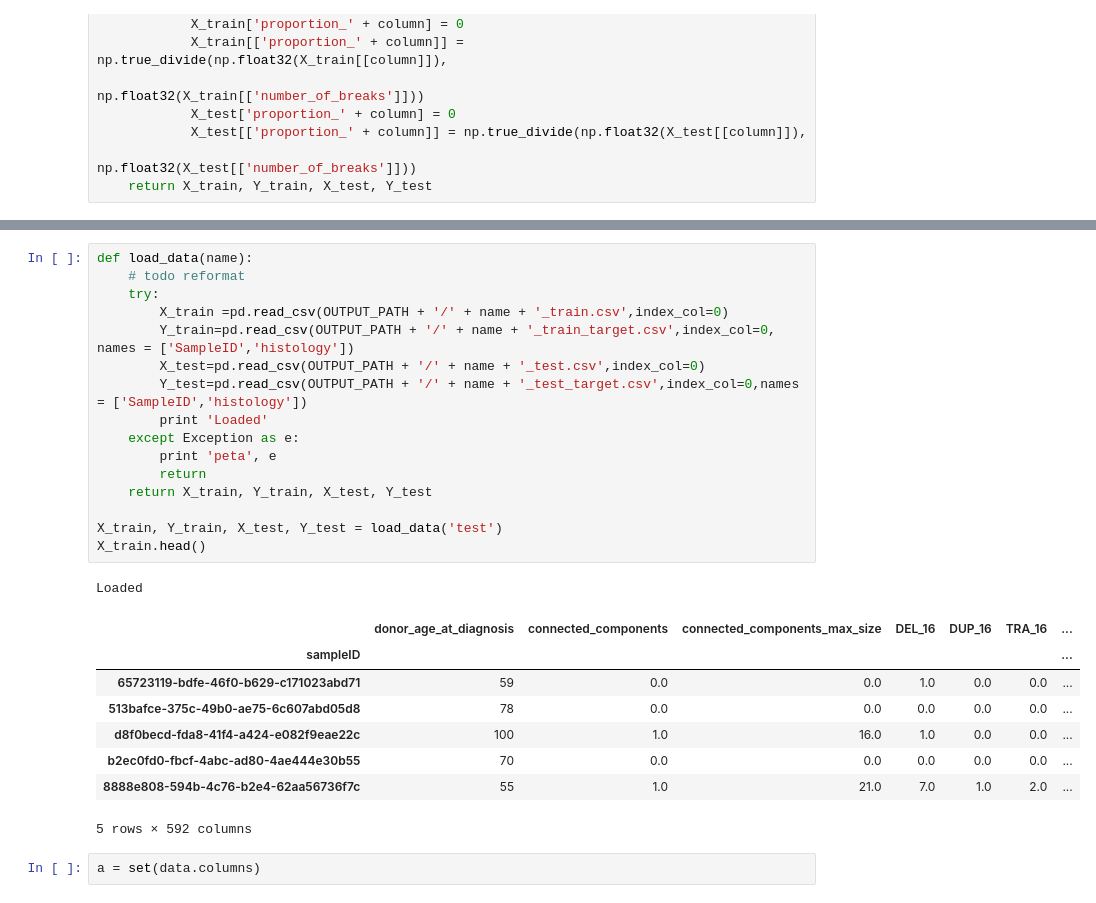
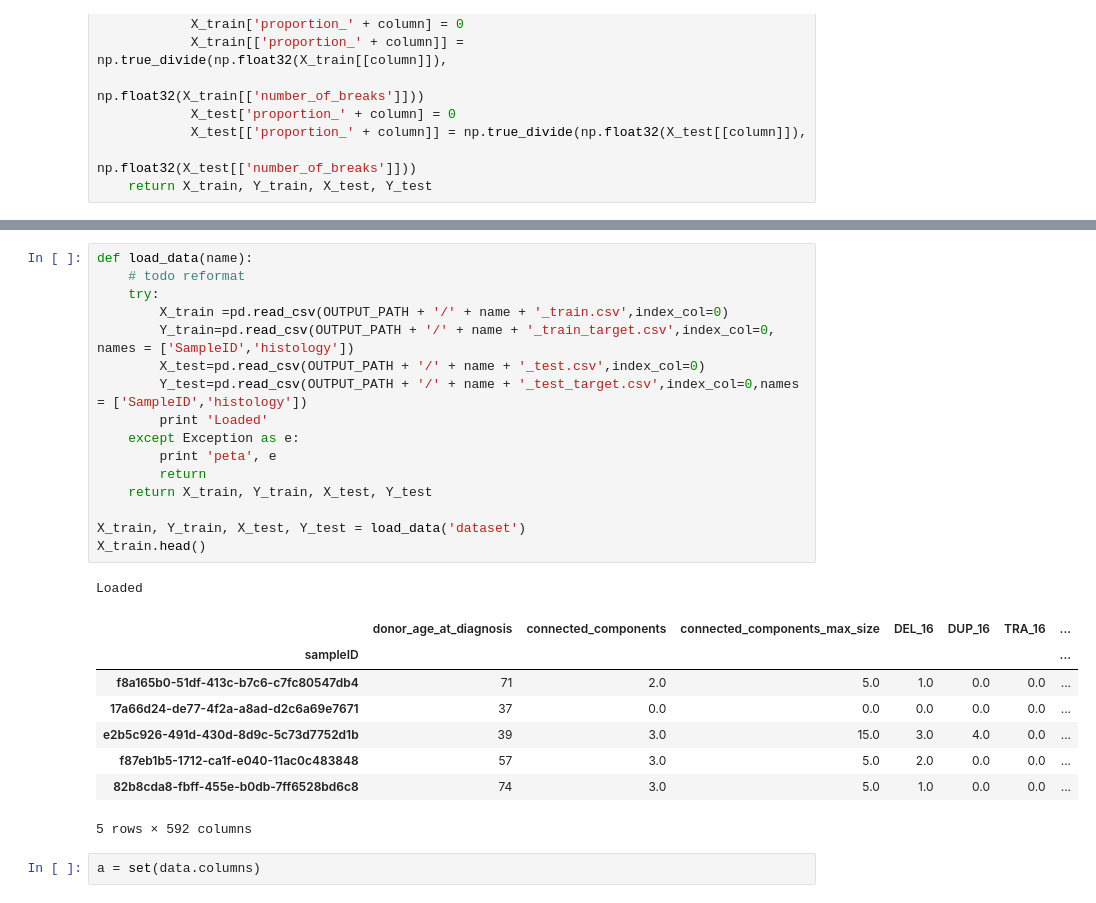
Before and after one commit to HPAI-BSC/chromoplexy_analysis, a Jupyter notebook: feature_extraction/src/in_out.ipynb, the cells around one changed output, grey strips where cells are left out. Cells and saved outputs as stored; diff of their text form.

```diff
--- a/feature_extraction/src/in_out.ipynb
+++ b/feature_extraction/src/in_out.ipynb
@@ -351,28 +349,28 @@ Total time: 0:04:23.968874
 # %%
 def load_data(name):
     # todo reformat
     try:
         X_train =pd.read_csv(OUTPUT_PATH + '/' + name + '_train.csv',index_col=0)
         Y_train=pd.read_csv(OUTPUT_PATH + '/' + name + '_train_target.csv',index_col=0, names = ['SampleID','histology'])
         X_test=pd.read_csv(OUTPUT_PATH + '/' + name + '_test.csv',index_col=0)
         Y_test=pd.read_csv(OUTPUT_PATH + '/' + name + '_test_target.csv',index_col=0,names = ['SampleID','histology'])
         print 'Loaded'
     except Exception as e:
         print 'peta', e
         return
     return X_train, Y_train, X_test, Y_test
 
-X_train, Y_train, X_test, Y_test = load_data('test')
+X_train, Y_train, X_test, Y_test = load_data('dataset')
 X_train.head()
 # %% [output]
 Loaded
 |  | donor_age_at_diagnosis | connected_components | connected_components_max_size | DEL_16 | DUP_16 | TRA_16 | ... |
 | sampleID |  |  |  |  |  |  | ... |
-| 65723119-bdfe-46f0-b629-c171023abd71 | 59 | 0.0 | 0.0 | 1.0 | 0.0 | 0.0 | ... |
-| 513bafce-375c-49b0-ae75-6c607abd05d8 | 78 | 0.0 | 0.0 | 0.0 | 0.0 | 0.0 | ... |
-| d8f0becd-fda8-41f4-a424-e082f9eae22c | 100 | 1.0 | 16.0 | 1.0 | 0.0 | 0.0 | ... |
-| b2ec0fd0-fbcf-4abc-ad80-4ae444e30b55 | 70 | 0.0 | 0.0 | 0.0 | 0.0 | 0.0 | ... |
-| 8888e808-594b-4c76-b2e4-62aa56736f7c | 55 | 1.0 | 21.0 | 7.0 | 1.0 | 2.0 | ... |
+| f8a165b0-51df-413c-b7c6-c7fc80547db4 | 71 | 2.0 | 5.0 | 1.0 | 0.0 | 0.0 | ... |
+| 17a66d24-de77-4f2a-a8ad-d2c6a69e7671 | 37 | 0.0 | 0.0 | 0.0 | 0.0 | 0.0 | ... |
+| e2b5c926-491d-430d-8d9c-5c73d7752d1b | 39 | 3.0 | 15.0 | 3.0 | 4.0 | 0.0 | ... |
+| f87eb1b5-1712-ca1f-e040-11ac0c483848 | 57 | 3.0 | 5.0 | 2.0 | 0.0 | 0.0 | ... |
+| 82b8cda8-fbff-455e-b0db-7ff6528bd6c8 | 74 | 3.0 | 5.0 | 1.0 | 0.0 | 0.0 | ... |
 5 rows × 592 columns
 # %%
 a = set(data.columns)
```
Also changed, not shown: parts of 1 cell of this notebook, 1 other file.
